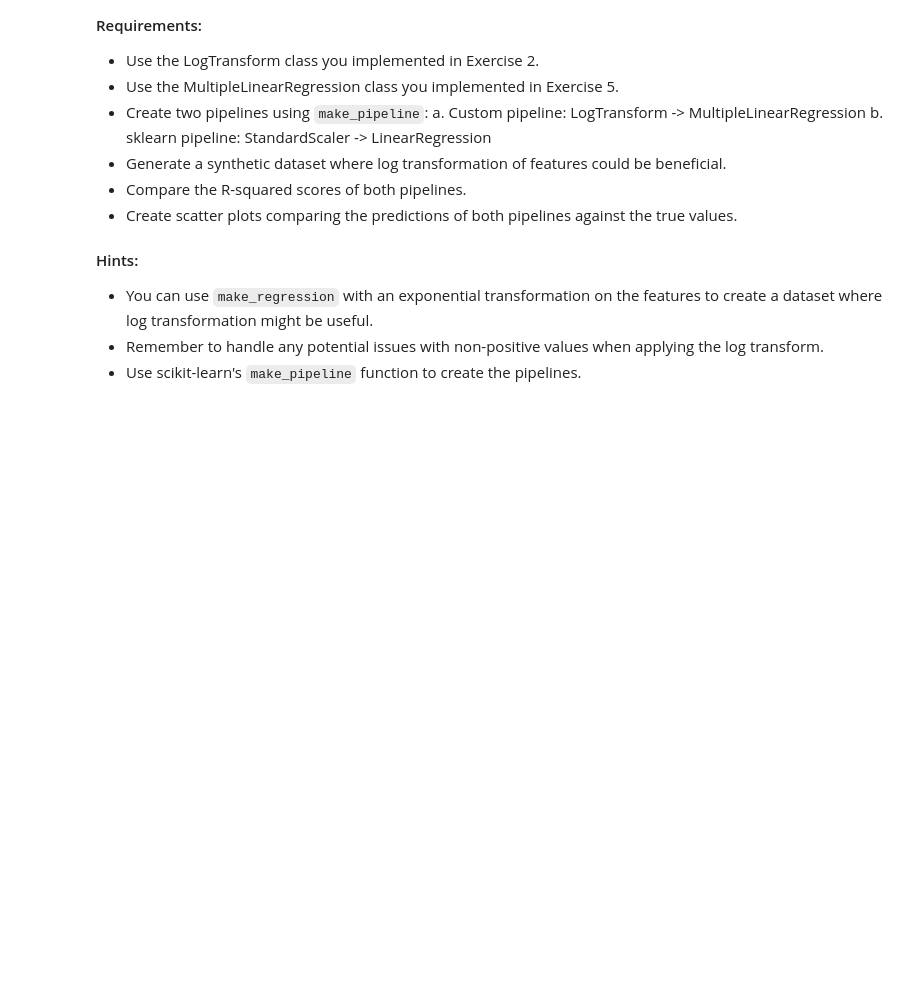
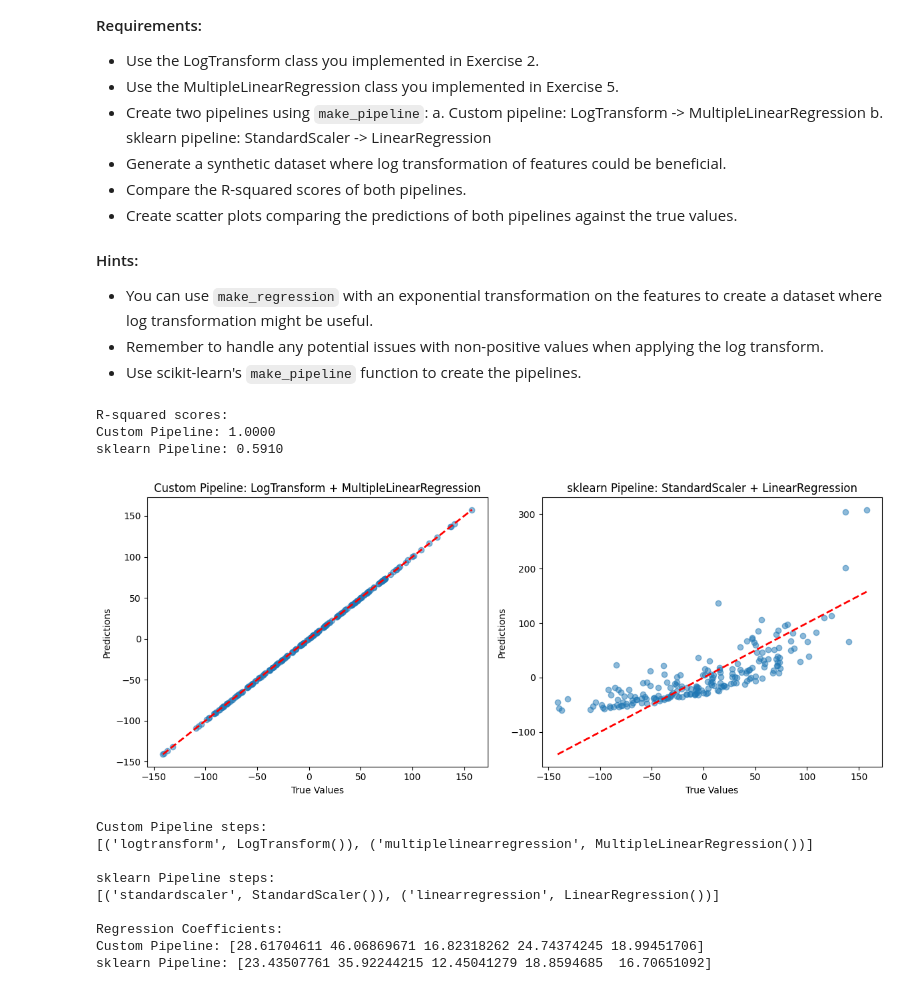
Before and after one commit to IST407/fixed2-student-lectures-nickmiceli7, a Jupyter notebook: 5-week5/lab-exercises.ipynb, the cells around one changed output. Drawn from its saved outputs; the diff is of its cells as text; code cells hidden in the pictures; blank space fills up the shorter version.

```diff
--- a/5-week5/lab-exercises.ipynb
+++ b/5-week5/lab-exercises.ipynb
@@ -303,6 +366,7 @@ The `make_pipeline` function is a simple way to create a pipeline. It takes a se
 # %%
 import numpy as np
 import matplotlib.pyplot as plt
+from sklearn.base import BaseEstimator, TransformerMixin
 from sklearn.datasets import make_regression
 from sklearn.model_selection import train_test_split
 from sklearn.pipeline import make_pipeline
@@ -312,6 +376,22 @@ from sklearn.metrics import r2_score
 
 # Assuming you have your LogTransform and MultipleLinearRegression classes from previous exercises
 # from log_transform import LogTransform
+class LogTransform(BaseEstimator, TransformerMixin):
+    def __init__(self, base=np.e):
+        self.base = base
+
+    def fit(self, X, y=None):
+        return self
+
+    def transform(self, X):
+        X = np.array(X)
+        if np.any(X <= 0):
+            raise ValueError("Non positive values in sample")
+        return np.log(X) / np.log(self.base)
+
+    def inverse_transform(self, X):
+        return np.power(self.base, X)
+
 # from multiple_linear_regression import MultipleLinearRegression
 
 # Generate synthetic data with exponential relationship in features
@@ -324,12 +404,14 @@ X_train, X_test, y_train, y_test = train_test_split(X, y, test_size=0.2, random_
 
 # Create custom pipeline
 custom_pipeline = make_pipeline(
-    #implment me
+    LogTransform(),
+    MultipleLinearRegression()
 )
 
 # Create sklearn pipeline
 sklearn_pipeline = make_pipeline(
-    #implment me
+    StandardScaler(),
+    LinearRegression()
 )
 
 # Fit both pipelines
@@ -355,30 +437,44 @@ plt.subplot(121)
 plt.scatter(y_test, custom_pred, alpha=0.5)
 plt.plot([y_test.min(), y_test.max()], [y_test.min(), y_test.max()], 'r--', lw=2)
 plt.xlabel("True Values")
 plt.ylabel("Predictions")
 plt.title("Custom Pipeline: LogTransform + MultipleLinearRegression")
 
 plt.subplot(122)
 plt.scatter(y_test, sklearn_pred, alpha=0.5)
 plt.plot([y_test.min(), y_test.max()], [y_test.min(), y_test.max()], 'r--', lw=2)
 plt.xlabel("True Values")
 plt.ylabel("Predictions")
 plt.title("sklearn Pipeline: StandardScaler + LinearRegression")
 
 plt.tight_layout()
 plt.show()
 
 # Compare pipeline steps
 print("\nCustom Pipeline steps:")
 print(custom_pipeline.steps)
 
 print("\nsklearn Pipeline steps:")
 print(sklearn_pipeline.steps)
 
 # If you want to access the coefficients of the regression models:
 custom_coef = custom_pipeline.named_steps['multiplelinearregression'].coef_
 sklearn_coef = sklearn_pipeline.named_steps['linearregression'].coef_
 
 print("\nRegression Coefficients:")
 print("Custom Pipeline:", custom_coef)
 print("sklearn Pipeline:", sklearn_coef)
+# %% [output]
+R-squared scores:
+Custom Pipeline: 1.0000
+sklearn Pipeline: 0.5910
+[figure, added]
+Custom Pipeline steps:
+[('logtransform', LogTransform()), ('multiplelinearregression', MultipleLinearRegression())]
+
+sklearn Pipeline steps:
+[('standardscaler', StandardScaler()), ('linearregression', LinearRegression())]
+
+Regression Coefficients:
+Custom Pipeline: [28.61704611 46.06869671 16.82318262 24.74374245 18.99451706]
+sklearn Pipeline: [23.43507761 35.92244215 12.45041279 18.8594685  16.70651092]
```
Also changed, not shown: parts of 2 cells of this notebook.
